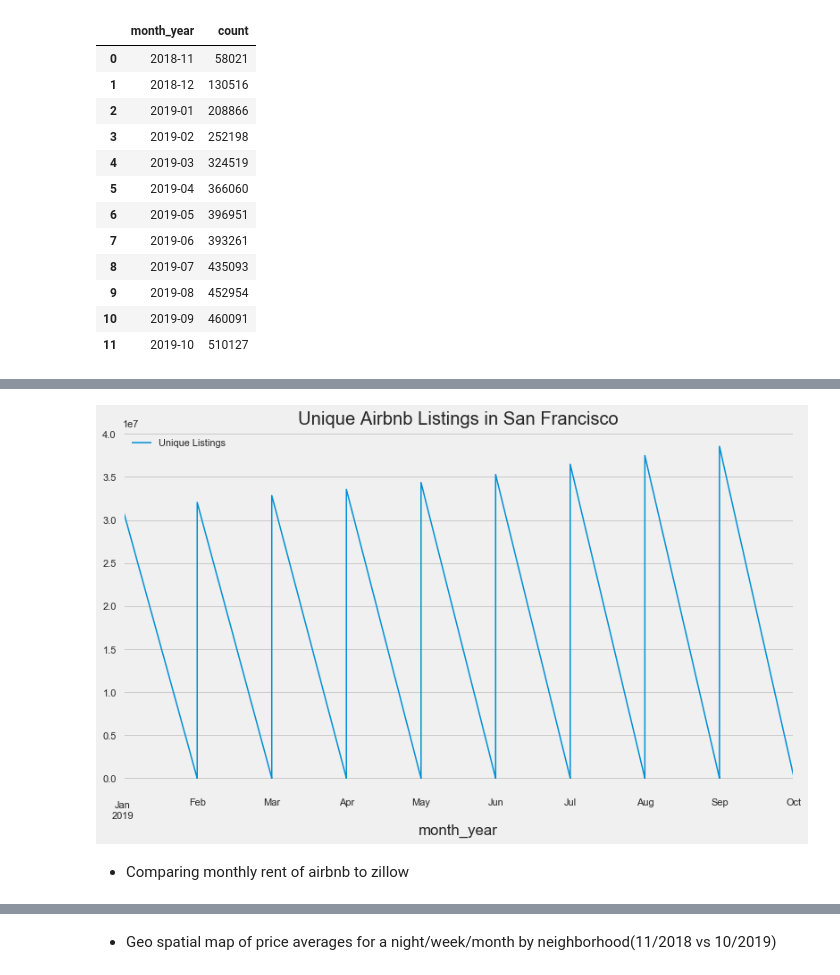
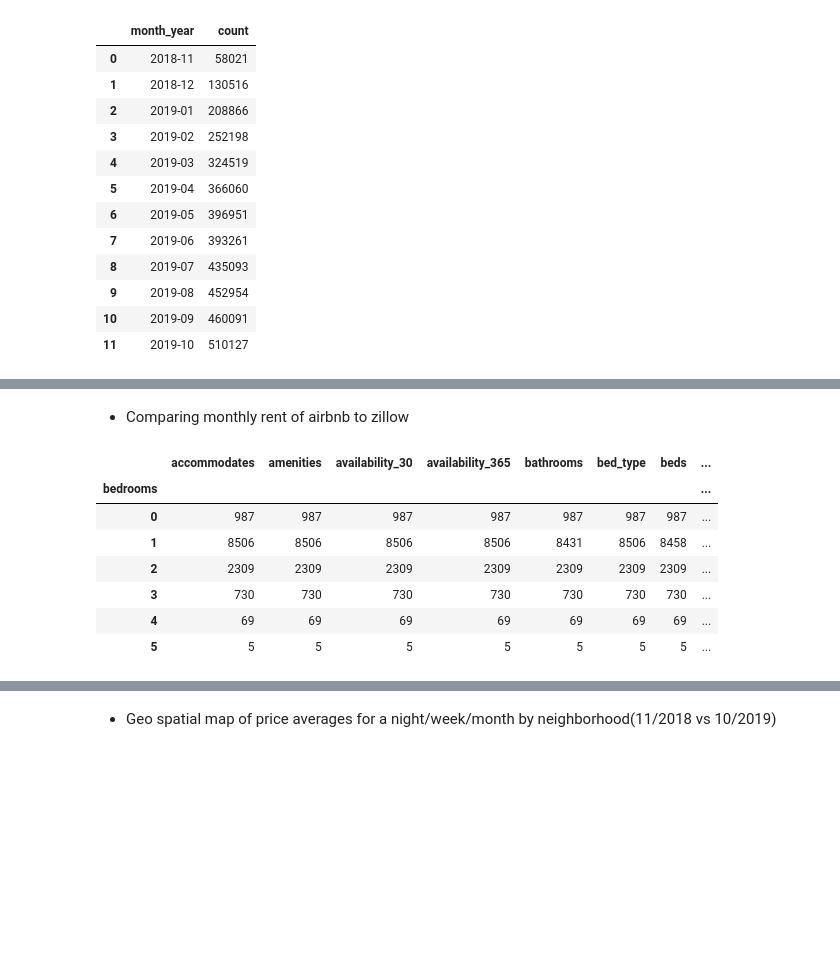
Before and after one commit to KishenSharma6/Airbnb-SF, a Jupyter notebook: Project Codes/03. Exploratory Data Analysis/12_27_2019_EDA.ipynb, the cells around one changed output, grey strips where cells are left out. Drawn from its saved outputs; the diff is of its cells as text; code cells hidden in the pictures; blank space fills up the shorter version.

```diff
--- a/Project Codes/03. Exploratory Data Analysis/12_27_2019_EDA.ipynb
+++ b/Project Codes/03. Exploratory Data Analysis/12_27_2019_EDA.ipynb
@@ -278,9 +273,15 @@ availability
-# %%
-
-ax = unavailable.plot(x='month_year', y='listing_id', kind = 'line',#style='o-', markersize=7,
-          title='Unique Airbnb Listings in San Francisco', label= 'Unique Listings',
-         linewidth = 1.5, figsize = (12,7))
-# %% [output]
-[figure, removed]
 # %% [markdown]
 * Comparing monthly rent of airbnb to zillow
+# %%
+monthly_airbnb = listings[-listings.monthly_price.isnull()]
+
+monthly_airbnb.groupby('bedrooms').count()
+# %% [output]
+|  | accommodates | amenities | availability_30 | availability_365 | bathrooms | bed_type | beds | ... |
+| bedrooms |  |  |  |  |  |  |  | ... |
+| 0 | 987 | 987 | 987 | 987 | 987 | 987 | 987 | ... |
+| 1 | 8506 | 8506 | 8506 | 8506 | 8431 | 8506 | 8458 | ... |
+| 2 | 2309 | 2309 | 2309 | 2309 | 2309 | 2309 | 2309 | ... |
+| 3 | 730 | 730 | 730 | 730 | 730 | 730 | 730 | ... |
+| 4 | 69 | 69 | 69 | 69 | 69 | 69 | 69 | ... |
+| 5 | 5 | 5 | 5 | 5 | 5 | 5 | 5 | ... |
```
Also changed, not shown: parts of 10 cells of this notebook.
